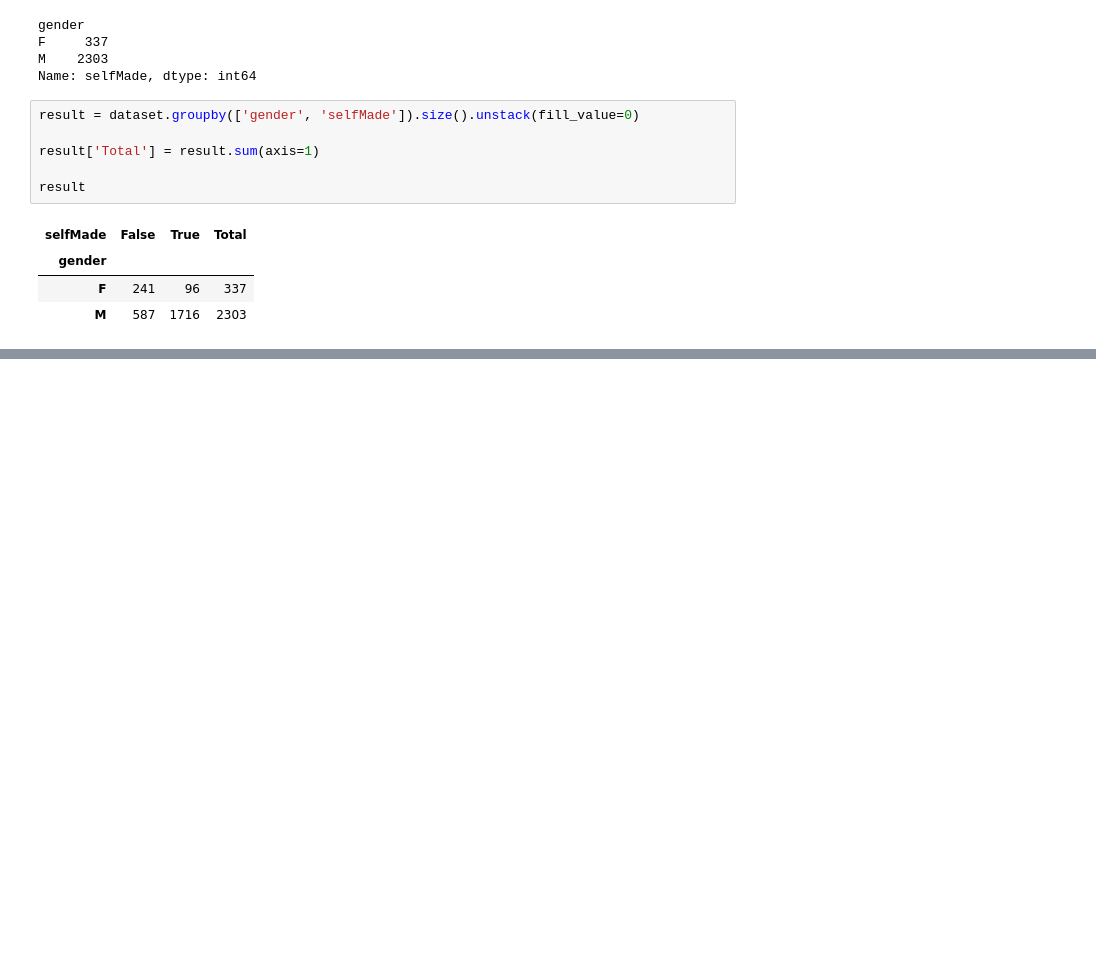
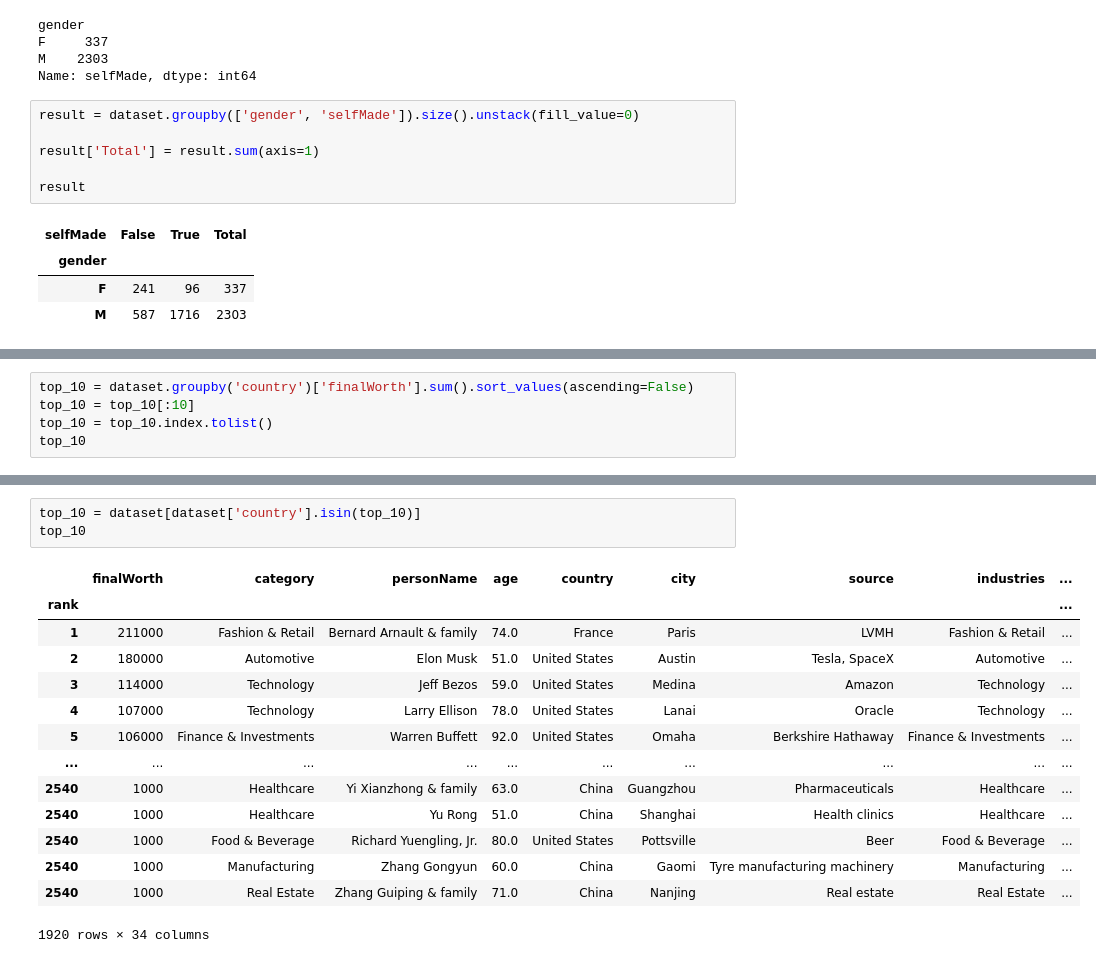
Before and after one commit to Kowallskiy/world_education, a Jupyter notebook: billion.ipynb, the cells around one changed output, grey strips where cells are left out. Drawn from its saved outputs; the diff is of its cells as text; blank space fills up the shorter version.

```diff
--- a/billion.ipynb
+++ b/billion.ipynb
@@ -119,0 +184,5 @@ result
+# %%
+top_10 = dataset.groupby('country')['finalWorth'].sum().sort_values(ascending=False)
+top_10 = top_10[:10]
+top_10 = top_10.index.tolist()
+top_10
@@ -119,0 +200,18 @@ result
+# %%
+top_10 = dataset[dataset['country'].isin(top_10)]
+top_10
+# %% [output]
+|  | finalWorth | category | personName | age | country | city | source | industries | ... |
+| rank |  |  |  |  |  |  |  |  | ... |
+| 1 | 211000 | Fashion & Retail | Bernard Arnault & family | 74.0 | France | Paris | LVMH | Fashion & Retail | ... |
+| 2 | 180000 | Automotive | Elon Musk | 51.0 | United States | Austin | Tesla, SpaceX | Automotive | ... |
+| 3 | 114000 | Technology | Jeff Bezos | 59.0 | United States | Medina | Amazon | Technology | ... |
+| 4 | 107000 | Technology | Larry Ellison | 78.0 | United States | Lanai | Oracle | Technology | ... |
+| 5 | 106000 | Finance & Investments | Warren Buffett | 92.0 | United States | Omaha | Berkshire Hathaway | Finance & Investments | ... |
+| ... | ... | ... | ... | ... | ... | ... | ... | ... | ... |
+| 2540 | 1000 | Healthcare | Yi Xianzhong & family | 63.0 | China | Guangzhou | Pharmaceuticals | Healthcare | ... |
+| 2540 | 1000 | Healthcare | Yu Rong | 51.0 | China | Shanghai | Health clinics | Healthcare | ... |
+| 2540 | 1000 | Food & Beverage | Richard Yuengling, Jr. | 80.0 | United States | Pottsville | Beer | Food & Beverage | ... |
+| 2540 | 1000 | Manufacturing | Zhang Gongyun | 60.0 | China | Gaomi | Tyre manufacturing machinery | Manufacturing | ... |
+| 2540 | 1000 | Real Estate | Zhang Guiping & family | 71.0 | China | Nanjing | Real estate | Real Estate | ... |
+1920 rows × 34 columns
```
Also changed, not shown: parts of 8 cells of this notebook.
